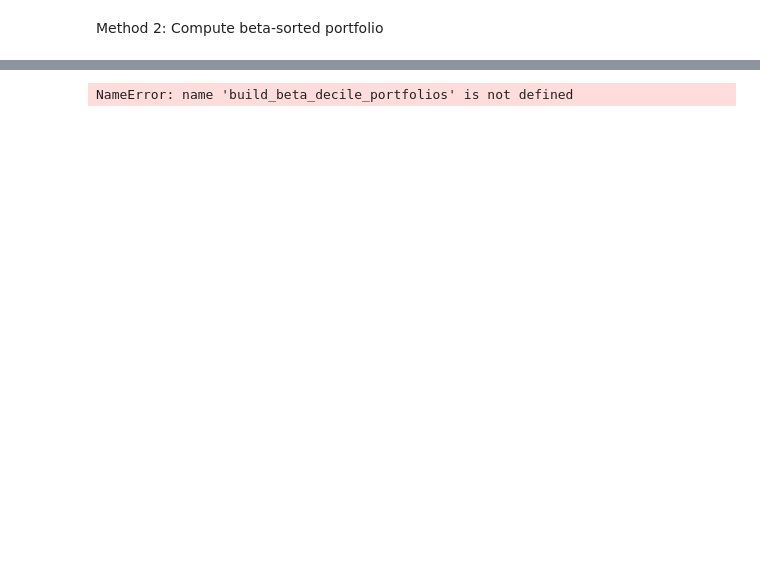
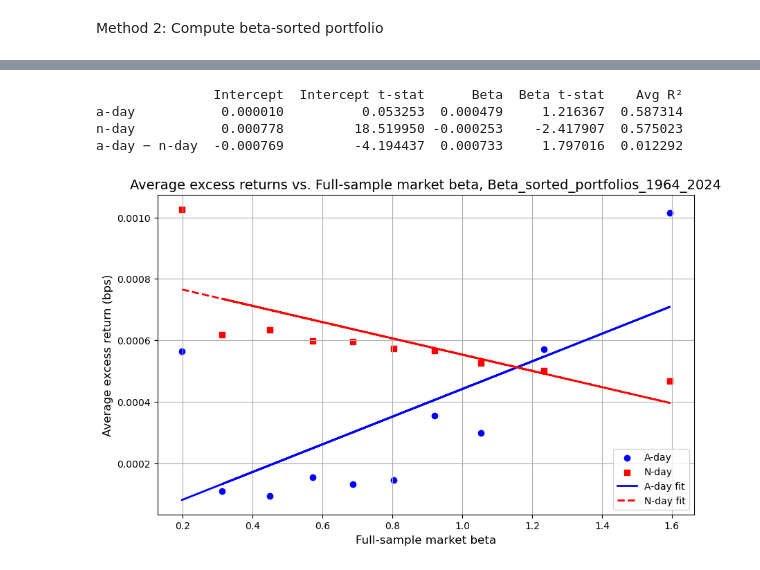
Before and after one commit to carolinebazeli/Memoire_HEC, a Jupyter notebook: memoire.ipynb, the cells around one changed output, grey strips where cells are left out. Saved outputs shown, nothing was run; the diff lists cells and outputs as text; code cells hidden in the pictures; blank space fills up the shorter version.

```diff
--- a/memoire.ipynb
+++ b/memoire.ipynb
@@ -207,6 +192,10 @@ stock_market_daily_returns_1990_A_Day = stock_market_daily_returns_A_Day.loc[sto
 
 stock_market_daily_returns_N_Day['Date'] = pd.to_datetime(stock_market_daily_returns_N_Day['Date'])
 stock_market_daily_returns_1990_N_Day = stock_market_daily_returns_N_Day.loc[stock_market_daily_returns_N_Day['Date'] >= pd.to_datetime('1990-01-01')].reset_index(drop=True)
+# %%
+#Select stock market returns only from 1964 to 2011 - to test exactly like in the paper
+stock_market_daily_returns['Date'] = pd.to_datetime(stock_market_daily_returns['Date'])
+stock_market_daily_returns_1964_2011 = stock_market_daily_returns.loc[(stock_market_daily_returns['Date'] >= pd.to_datetime('1964-01-01')) & (stock_market_daily_returns['Date'] <= pd.to_datetime('2011-01-01')) ].reset_index(drop=True)
 # %% [markdown]
 1/ Methods for computing stock market betas
 # %%
@@ -532,7 +519,10 @@ def build_beta_decile_portfolios(rolling_betas, stock_returns):
             # Calculate average daily return across the decile (equally weighted)
             decile_returns[decile] = decile_data.mean(axis=1)
 
-        portfolios.append(pd.DataFrame(decile_returns))
+        ordered_deciles = [f'Decile {i+1}' for i in range(10)]
+        df = pd.DataFrame(decile_returns)
+        df = df.reindex(columns=ordered_deciles)
+        portfolios.append(df)
 
     # Combine all monthly DataFrames
     all_portfolios = pd.concat(portfolios).sort_index()
@@ -546,26 +851,48 @@ def build_beta_decile_portfolios(rolling_betas, stock_returns):
 # %%
-#Test beta-sorted portfolio from 2010
+#Test beta-sorted portfolio from 1964 to 2024
+
+#Select stock market returns only from 1964 to 2024
+stock_market_daily_returns['Date'] = pd.to_datetime(stock_market_daily_returns['Date'])
+stock_market_daily_returns_1964_2024 = stock_market_daily_returns.loc[
+    (stock_market_daily_returns['Date'] >= pd.to_datetime('1964-01-01'))
+    ].reset_index(drop=True)
 
 #Compute rolling betas for the stock market daily returns
-stock_market_daily_returns_2010_rolling_betas = rolling_betas(stock_market_daily_returns_2010)
+stock_market_daily_returns_1964_2024_rolling_betas = rolling_betas(stock_market_daily_returns_1964_2024)
 
-#Build beta-sorted portfolios from 2010
-Beta_sorted_portfolios = build_beta_decile_portfolios(stock_market_daily_returns_2010_rolling_betas,stock_market_daily_returns_2010)
+#Build beta-sorted portfolios from 1964 to 2011
+Beta_sorted_portfolios_1964_2024 = build_beta_decile_portfolios(
+    stock_market_daily_returns_1964_2024_rolling_betas,stock_market_daily_returns_1964_2024
+    )
 
 #Compute rolling betas for the portfolios
-Beta_sorted_portfolios_rolling_betas = rolling_betas(Beta_sorted_portfolios)
+Beta_sorted_portfolioss_1964_2024_rolling_betas = rolling_betas(Beta_sorted_portfolios_1964_2024)
 
 #Split the portfolios into A and N days
-Beta_sorted_portfolios_A_Day = Beta_sorted_portfolios[Beta_sorted_portfolios.index.isin(stock_market_daily_returns_A_Day['Date'])]
-Beta_sorted_portfolios_N_Day = Beta_sorted_portfolios[Beta_sorted_portfolios.index.isin(stock_market_daily_returns_N_Day['Date'])]
-
+Beta_sorted_portfolios_1964_2024_A_Day = Beta_sorted_portfolios_1964_2024[
+    Beta_sorted_portfolios_1964_2024.index.isin(stock_market_daily_returns_A_Day['Date'])
+    ]
+Beta_sorted_portfolios_1964_2024_N_Day = Beta_sorted_portfolios_1964_2024[
+    Beta_sorted_portfolios_1964_2024.index.isin(stock_market_daily_returns_N_Day['Date'])
+    ]
 
 #Compute Fama-MacBeth regression for the portfolios
-gammas_A = fama_macbeth_cross_sectional(Beta_sorted_portfolios_A_Day, Beta_sorted_portfolios_rolling_betas)
-gammas_N = fama_macbeth_cross_sectional(Beta_sorted_portfolios_N_Day, Beta_sorted_portfolios_rolling_betas)
+gammas_A = fama_macbeth_cross_sectional(Beta_sorted_portfolios_1964_2024_A_Day, Beta_sorted_portfolioss_1964_2024_rolling_betas)
+gammas_N = fama_macbeth_cross_sectional(Beta_sorted_portfolios_1964_2024_N_Day, Beta_sorted_portfolioss_1964_2024_rolling_betas)
 
 #Summarize results
 results_Beta_sorted_portfolios = summarize_fama_macbeth_results(gammas_A, gammas_N)
-results_Beta_sorted_portfolios
+print(results_Beta_sorted_portfolios)
+
+#Plot the results
+plot_full_sample_beta_vs_excess_return(
+    Beta_sorted_portfolios_1964_2024,
+    Beta_sorted_portfolios_1964_2024_A_Day,
+    Beta_sorted_portfolios_1964_2024_N_Day
+    )
 # %% [output]
-NameError: name 'build_beta_decile_portfolios' is not defined
+               Intercept  Intercept t-stat      Beta  Beta t-stat    Avg R²
+a-day           0.000010          0.053253  0.000479     1.216367  0.587314
+n-day           0.000778         18.519950 -0.000253    -2.417907  0.575023
+a-day − n-day  -0.000769         -4.194437  0.000733     1.797016  0.012292
+[figure, added]
```
Also changed, not shown: parts of 29 cells of this notebook.
